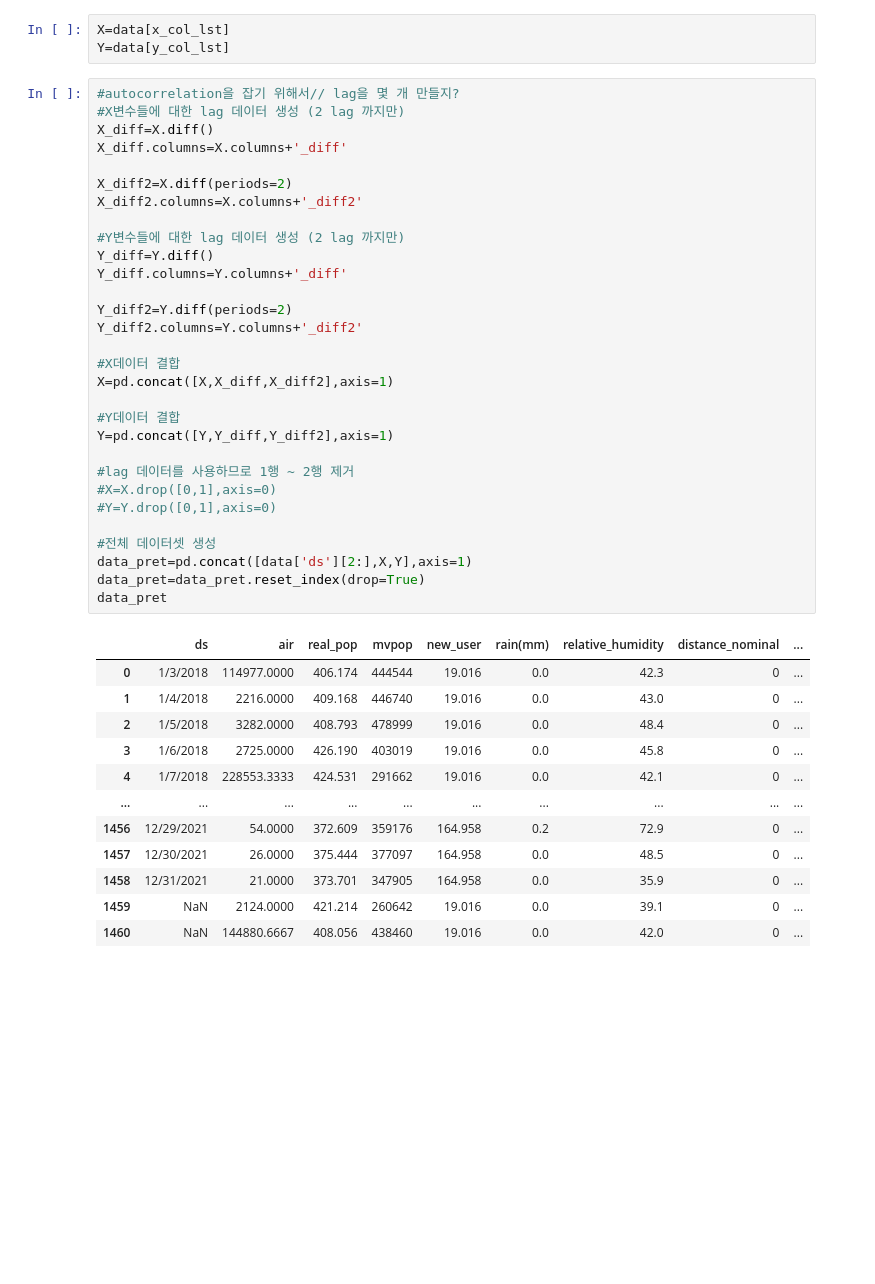
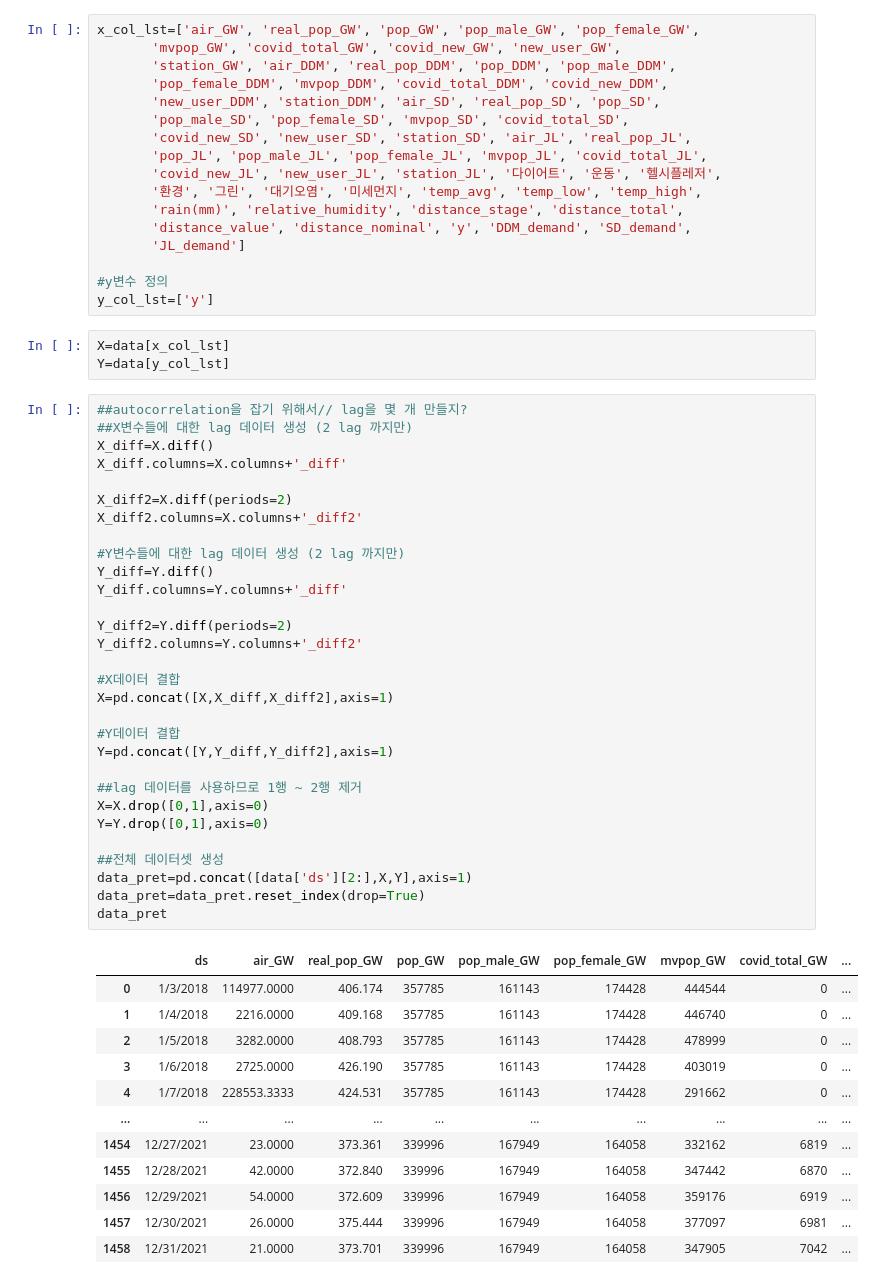
Before and after one commit to OnedayOneyeah/ImForSicksHeaven, a Jupyter notebook: models/prophet/practice_NeuralProphet.ipynb, the cells around one changed output. Drawn from its saved outputs; the diff is of its cells as text; blank space fills up the shorter version.

```diff
--- a/models/prophet/practice_NeuralProphet.ipynb
+++ b/models/prophet/practice_NeuralProphet.ipynb
@@ -57,46 +72,63 @@ y_col_lst=['y']
+# %%
+x_col_lst=['air_GW', 'real_pop_GW', 'pop_GW', 'pop_male_GW', 'pop_female_GW',
+       'mvpop_GW', 'covid_total_GW', 'covid_new_GW', 'new_user_GW',
+       'station_GW', 'air_DDM', 'real_pop_DDM', 'pop_DDM', 'pop_male_DDM',
+       'pop_female_DDM', 'mvpop_DDM', 'covid_total_DDM', 'covid_new_DDM',
+       'new_user_DDM', 'station_DDM', 'air_SD', 'real_pop_SD', 'pop_SD',
+       'pop_male_SD', 'pop_female_SD', 'mvpop_SD', 'covid_total_SD',
+       'covid_new_SD', 'new_user_SD', 'station_SD', 'air_JL', 'real_pop_JL',
+       'pop_JL', 'pop_male_JL', 'pop_female_JL', 'mvpop_JL', 'covid_total_JL',
+       'covid_new_JL', 'new_user_JL', 'station_JL', '다이어트', '운동', '헬시플레저',
+       '환경', '그린', '대기오염', '미세먼지', 'temp_avg', 'temp_low', 'temp_high',
+       'rain(mm)', 'relative_humidity', 'distance_stage', 'distance_total',
+       'distance_value', 'distance_nominal', 'y', 'DDM_demand', 'SD_demand',
+       'JL_demand']
+
+#y변수 정의
+y_col_lst=['y']
 # %%
 X=data[x_col_lst]
 Y=data[y_col_lst]
 # %%
-#autocorrelation을 잡기 위해서// lag을 몇 개 만들지?
-#X변수들에 대한 lag 데이터 생성 (2 lag 까지만)
+##autocorrelation을 잡기 위해서// lag을 몇 개 만들지?
+##X변수들에 대한 lag 데이터 생성 (2 lag 까지만)
 X_diff=X.diff()
 X_diff.columns=X.columns+'_diff'
 
 X_diff2=X.diff(periods=2)
 X_diff2.columns=X.columns+'_diff2'
 
 #Y변수들에 대한 lag 데이터 생성 (2 lag 까지만)
 Y_diff=Y.diff()
 Y_diff.columns=Y.columns+'_diff'
 
 Y_diff2=Y.diff(periods=2)
 Y_diff2.columns=Y.columns+'_diff2'
 
 #X데이터 결합
 X=pd.concat([X,X_diff,X_diff2],axis=1)
 
 #Y데이터 결합
 Y=pd.concat([Y,Y_diff,Y_diff2],axis=1)
 
-#lag 데이터를 사용하므로 1행 ~ 2행 제거
-#X=X.drop([0,1],axis=0)
-#Y=Y.drop([0,1],axis=0)
+##lag 데이터를 사용하므로 1행 ~ 2행 제거
+X=X.drop([0,1],axis=0)
+Y=Y.drop([0,1],axis=0)
 
-#전체 데이터셋 생성
+##전체 데이터셋 생성
 data_pret=pd.concat([data['ds'][2:],X,Y],axis=1)
 data_pret=data_pret.reset_index(drop=True)
 data_pret
 # %% [output]
-|  | ds | air | real_pop | mvpop | new_user | rain(mm) | relative_humidity | distance_nominal | ... |
-| 0 | 1/3/2018 | 114977.0000 | 406.174 | 444544 | 19.016 | 0.0 | 42.3 | 0 | ... |
-| 1 | 1/4/2018 | 2216.0000 | 409.168 | 446740 | 19.016 | 0.0 | 43.0 | 0 | ... |
-| 2 | 1/5/2018 | 3282.0000 | 408.793 | 478999 | 19.016 | 0.0 | 48.4 | 0 | ... |
-| 3 | 1/6/2018 | 2725.0000 | 426.190 | 403019 | 19.016 | 0.0 | 45.8 | 0 | ... |
-| 4 | 1/7/2018 | 228553.3333 | 424.531 | 291662 | 19.016 | 0.0 | 42.1 | 0 | ... |
+|  | ds | air_GW | real_pop_GW | pop_GW | pop_male_GW | pop_female_GW | mvpop_GW | covid_total_GW | ... |
+| 0 | 1/3/2018 | 114977.0000 | 406.174 | 357785 | 161143 | 174428 | 444544 | 0 | ... |
+| 1 | 1/4/2018 | 2216.0000 | 409.168 | 357785 | 161143 | 174428 | 446740 | 0 | ... |
+| 2 | 1/5/2018 | 3282.0000 | 408.793 | 357785 | 161143 | 174428 | 478999 | 0 | ... |
+| 3 | 1/6/2018 | 2725.0000 | 426.190 | 357785 | 161143 | 174428 | 403019 | 0 | ... |
+| 4 | 1/7/2018 | 228553.3333 | 424.531 | 357785 | 161143 | 174428 | 291662 | 0 | ... |
 | ... | ... | ... | ... | ... | ... | ... | ... | ... | ... |
-| 1456 | 12/29/2021 | 54.0000 | 372.609 | 359176 | 164.958 | 0.2 | 72.9 | 0 | ... |
-| 1457 | 12/30/2021 | 26.0000 | 375.444 | 377097 | 164.958 | 0.0 | 48.5 | 0 | ... |
-| 1458 | 12/31/2021 | 21.0000 | 373.701 | 347905 | 164.958 | 0.0 | 35.9 | 0 | ... |
-| 1459 | NaN | 2124.0000 | 421.214 | 260642 | 19.016 | 0.0 | 39.1 | 0 | ... |
-| 1460 | NaN | 144880.6667 | 408.056 | 438460 | 19.016 | 0.0 | 42.0 | 0 | ... |
+| 1454 | 12/27/2021 | 23.0000 | 373.361 | 339996 | 167949 | 164058 | 332162 | 6819 | ... |
+| 1455 | 12/28/2021 | 42.0000 | 372.840 | 339996 | 167949 | 164058 | 347442 | 6870 | ... |
+| 1456 | 12/29/2021 | 54.0000 | 372.609 | 339996 | 167949 | 164058 | 359176 | 6919 | ... |
+| 1457 | 12/30/2021 | 26.0000 | 375.444 | 339996 | 167949 | 164058 | 377097 | 6981 | ... |
+| 1458 | 12/31/2021 | 21.0000 | 373.701 | 339996 | 167949 | 164058 | 347905 | 7042 | ... |
```
Also changed, not shown: parts of 11 cells of this notebook, 3 other files.
